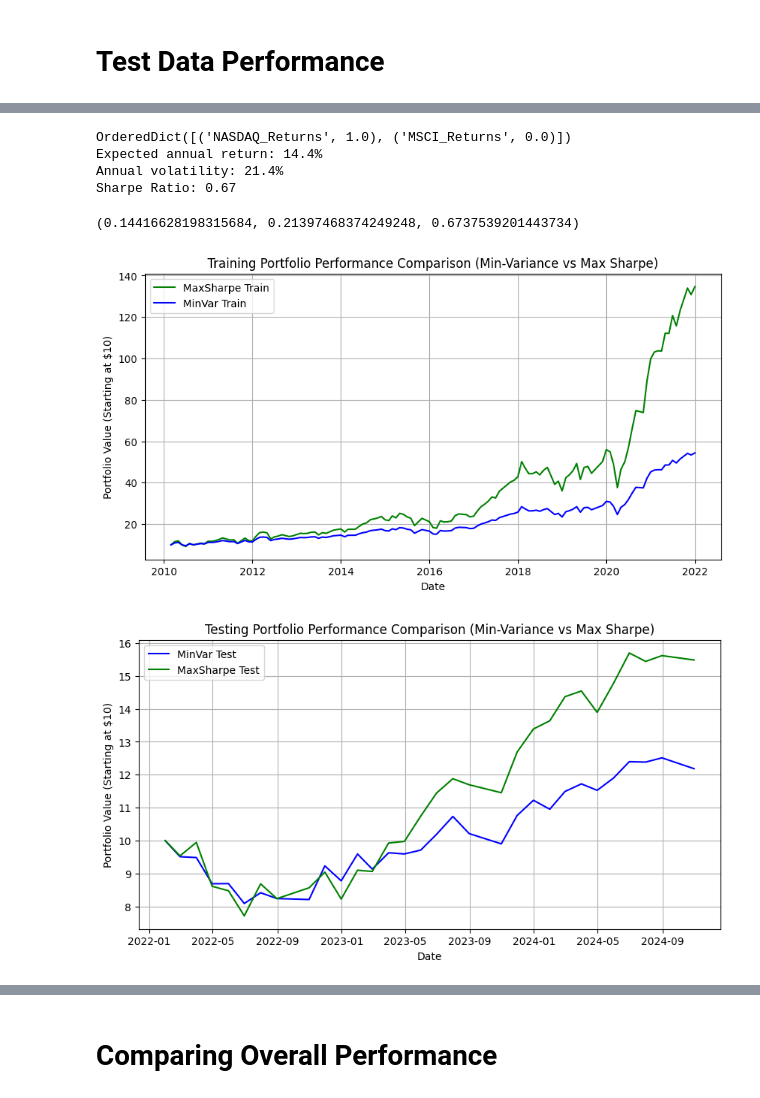
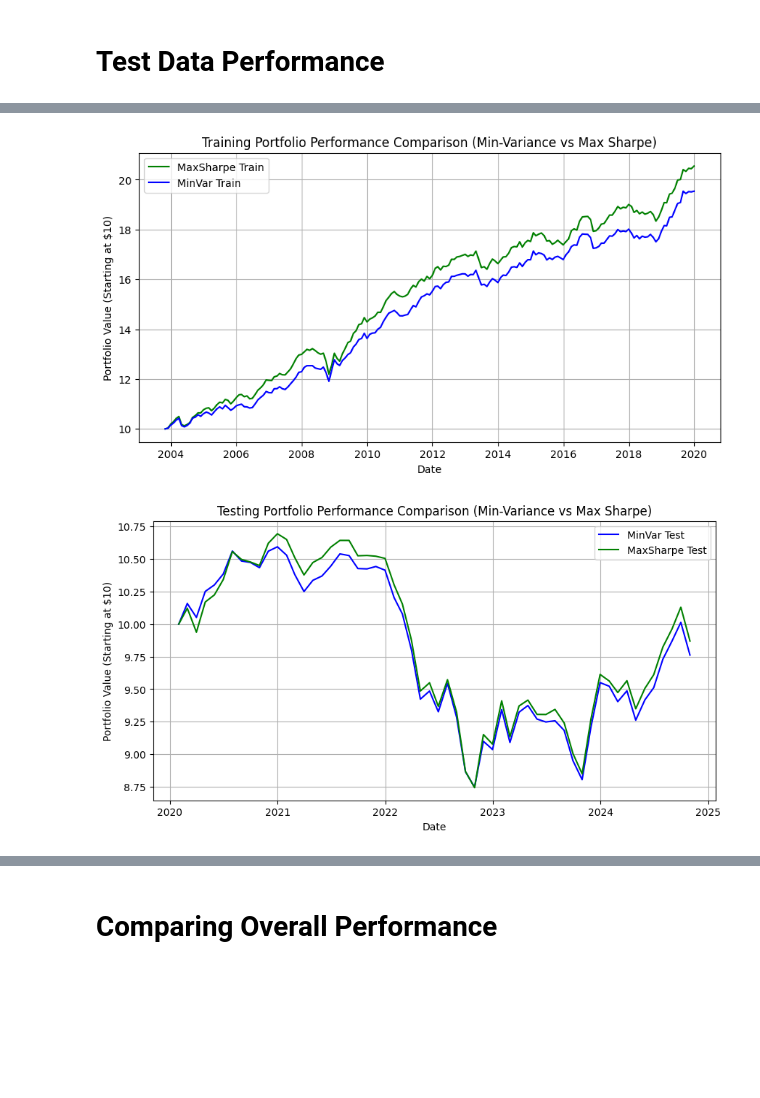
Before and after one commit to IanAndersenNg/porto-allocation-rl, a Jupyter notebook: tradfi.ipynb, the cells around one changed output, grey strips where cells are left out. Saved outputs shown, nothing was run; the diff lists cells and outputs as text; code cells hidden in the pictures; blank space fills up the shorter version.

```diff
--- a/tradfi.ipynb
+++ b/tradfi.ipynb
@@ -60,4 +39,5 @@ df = merged_data
 # %%
-df[['NASDAQ_Returns', 'MSCI_Returns']] = df[['NASDAQ_Returns', 'MSCI_Returns']] / 100
-df
+df = preprocess_data()
+df[['AGG_Returns', 'MSCI_Returns']] = df[['AGG_Returns', 'MSCI_Returns']]/100
+df.head(3)
 # %% [output]
@@ -78,7 +49,7 @@ df
 # %%
-# train test split on 2022
-train_df = df[df.index < '2022-01-01']
-test_df = df[df.index >= '2022-01-01']
+# train test split on 2020
+train_df = df[df.index < '2020-01-01']
+test_df = df[df.index >= '2020-01-01']
 # %%
 # # check mu manually
 # # Ensure train_df is a copy of the original DataFrame slice
@@ -253,22 +202,16 @@ Sharpe Ratio: 0.39
 # %%
-# Max-Sharpe
-ef = EfficientFrontier(mu, S, weight_bounds=(-1,1))
-ef.max_sharpe()
-MS_weight_test = ef.clean_weights()
-print(MS_weight_test)
-ef.portfolio_performance(verbose=True)
+# # Max-Sharpe
+# ef = EfficientFrontier(mu, S, weight_bounds=(-1,1))
+# ef.max_sharpe()
+# MS_weight_test = ef.clean_weights()
+# print(MS_weight_test)
+# ef.portfolio_performance(verbose=True)
-# %% [output]
-OrderedDict([('NASDAQ_Returns', 1.0), ('MSCI_Returns', 0.0)])
-Expected annual return: 14.4%
-Annual volatility: 21.4%
-Sharpe Ratio: 0.67
-(0.14416628198315684, 0.21397468374249248, 0.6737539201443734)
 # %%
 # Train
 
 # Define the weights for both models in test datasets
-min_var_train_weights = {'NASDAQ_Weights': MV_weight_train['NASDAQ_Returns'], 'MSCI_Weights': MV_weight_train['MSCI_Returns']}
-max_sharpe_train_weights = {'NASDAQ_Weights': MS_weight_train['NASDAQ_Returns'], 'MSCI_Weights': MS_weight_train['MSCI_Returns']}
+min_var_train_weights = {'AGG_Weights': MV_weight_train['AGG_Returns'], 'MSCI_Weights': MV_weight_train['MSCI_Returns']}
+max_sharpe_train_weights = {'AGG_Weights': MS_weight_train['AGG_Returns'], 'MSCI_Weights': MS_weight_train['MSCI_Returns']}
 
 
 # Initial investment
@@ -278,8 +221,8 @@ initial_investment = 10
 def compute_portfolio_value_with_returns(df, weights, initial_investment):
     # Calculate weighted portfolio returns
     portfolio_returns = (
-        df['NASDAQ_Returns'] * weights['NASDAQ_Weights'] +
-        df['MSCI_Returns'] * weights['NASDAQ_Weights']
+        df['AGG_Returns'] * weights['AGG_Weights'] +
+        df['MSCI_Returns'] * weights['MSCI_Weights']
     )
     # Compute cumulative portfolio value
     cumulative_returns = (1 + portfolio_returns).cumprod()
@@ -315,59 +258,43 @@ plt.legend()
 plt.grid()
 plt.show()
 # %% [output]
-[figure, old version]
+[figure, new version]
 # %%
 # test
 
 
-min_var_test_weights = {'NASDAQ_Weights': MV_weight_test['NASDAQ_Returns'], 'MSCI_Weights': MV_weight_test['MSCI_Returns']}
-max_sharpe_test_weights = {'NASDAQ_Weights': MS_weight_test['NASDAQ_Returns'], 'MSCI_Weights': MS_weight_test['MSCI_Returns']}
+# min_var_test_weights = {'NASDAQ_Weights': MV_weight_test['NASDAQ_Returns'], 'MSCI_Weights': MV_weight_test['MSCI_Returns']}
+# max_sharpe_test_weights = {'NASDAQ_Weights': MS_weight_test['NASDAQ_Returns'], 'MSCI_Weights': MS_weight_test['MSCI_Returns']}
 
-# Initial investment
-initial_investment = 10
-
-# Function to compute portfolio value using returns
-def compute_portfolio_value_with_returns(df, weights, initial_investment):
-    # Calculate weighted portfolio returns
-    portfolio_returns = (
-        df['NASDAQ_Returns'] * weights['NASDAQ_Weights'] +
-        df['MSCI_Returns'] * weights['MSCI_Weights']
-    )
-    # Compute cumulative portfolio value
-    cumulative_returns = (1 + portfolio_returns).cumprod()
-    portfolio_value = cumulative_returns / cumulative_returns.iloc[0] * initial_investment
-
-    # portfolio_value = initial_investment * (1 + portfolio_returns).cumprod()
-    return portfolio_value
 
 
 # Calculate portfolio performance for test data
 test_df_returns = test_df.copy()  # Ensure a copy of the test DataFrame
 
 
 test_df_returns['MinVar_Test'] = compute_portfolio_value_with_returns(
-    test_df_returns, min_var_test_weights, initial_investment)
+    test_df_returns, min_var_train_weights, initial_investment)
 
 test_df_returns['MaxSharpe_Test'] = compute_portfolio_value_with_returns(
-    test_df_returns, max_sharpe_test_weights, initial_investment)
+    test_df_returns, max_sharpe_train_weights, initial_investment)
 
 # Plot the portfolio performance
 plt.figure(figsize=(10, 5))
 
 # Testing performance
 plt.plot(test_df_returns.index, test_df_returns['MinVar_Test'], label='MinVar Test', color='blue')
 plt.plot(test_df_returns.index, test_df_returns['MaxSharpe_Test'], label='MaxSharpe Test', color='green')
 
 
 # Add labels, title, and legend
 plt.title('Testing Portfolio Performance Comparison (Min-Variance vs Max Sharpe)')
 plt.xlabel('Date')
 plt.ylabel('Portfolio Value (Starting at $10)')
 plt.legend()
 plt.grid()
 plt.show()
 # %% [output]
-[figure, old version]
+[figure, new version]
 # %%
 # combine all
 
```
Also changed, not shown: parts of 43 cells of this notebook, 12 other files.
